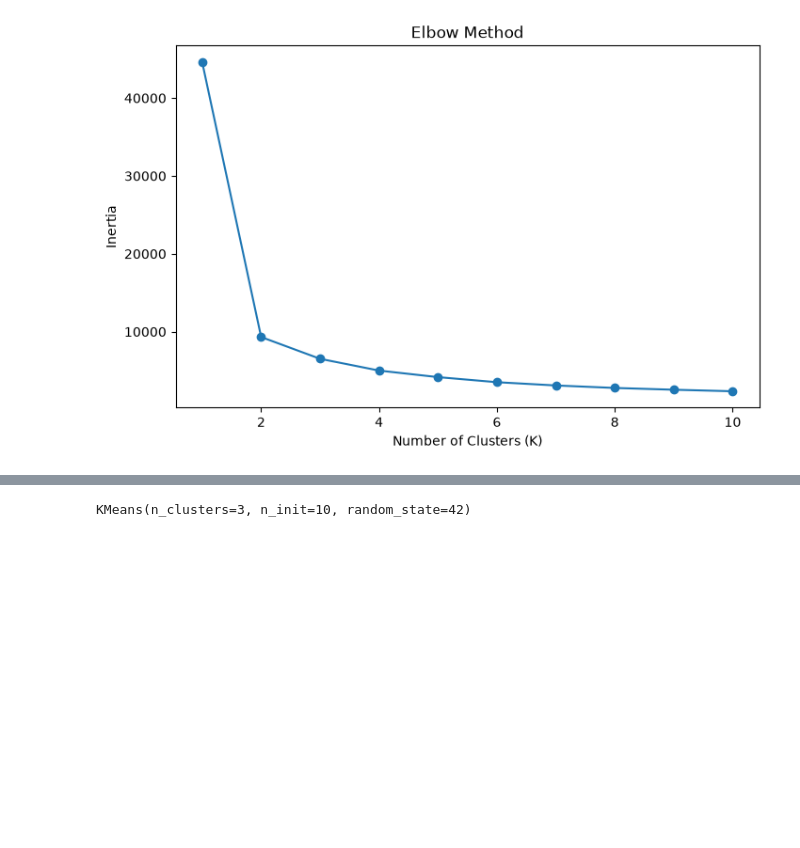
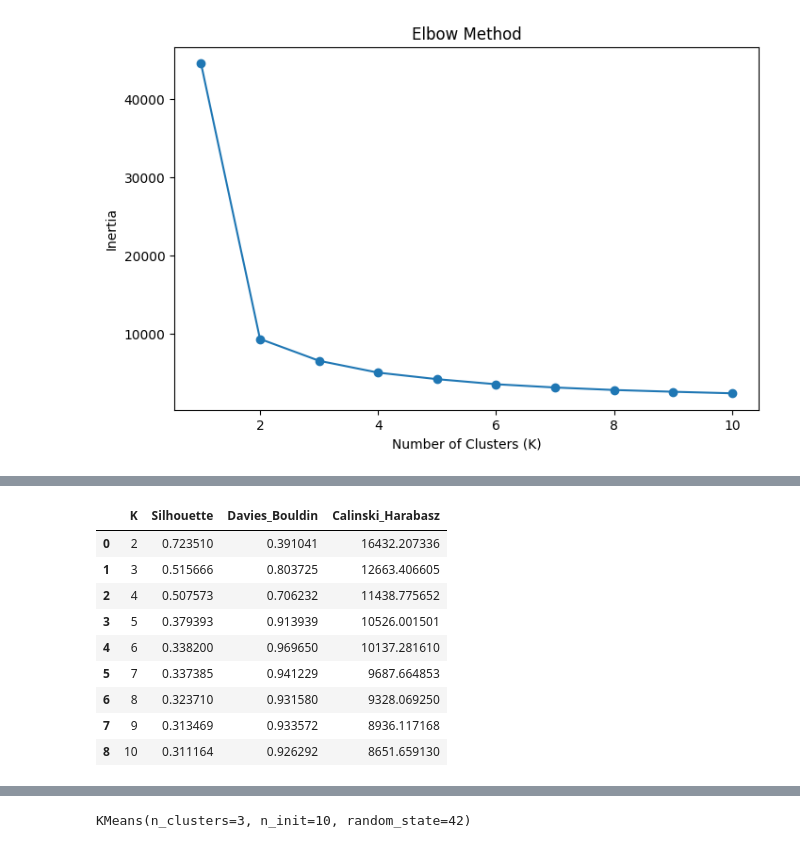
Before and after one commit to mennaAltear78/customer-segmentation, a Jupyter notebook: ml/Customer Segmentation.ipynb, the cells around one changed output, grey strips where cells are left out. Drawn from its saved outputs; the diff is of its cells as text; code cells hidden in the pictures; blank space fills up the shorter version.

```diff
--- a/ml/Customer Segmentation.ipynb
+++ b/ml/Customer Segmentation.ipynb
@@ -994,3 +993,46 @@ inertia
 # best k is 3
 best_k=3
 k_means=KMeans(n_clusters=best_k,n_init=10,random_state=42)
+# %%
+from sklearn.metrics import silhouette_score, davies_bouldin_score, calinski_harabasz_score
+
+results = []
+
+for k in range(2, 11):
+
+    # Create K-Means model
+    kmeans = KMeans(
+        n_clusters=k,
+        random_state=42,
+        n_init=10
+    )
+
+    # Fit and predict clusters
+    labels = kmeans.fit_predict(rfm_processed)
+
+    # Calculate metrics
+    sil_score = silhouette_score(rfm_processed, labels)
+    db_score = davies_bouldin_score(rfm_processed, labels)
+    ch_score = calinski_harabasz_score(rfm_processed, labels)
+
+    results.append({
+        "K": k,
+        "Silhouette": sil_score,
+        "Davies_Bouldin": db_score,
+        "Calinski_Harabasz": ch_score
+    })
+
+results_df = pd.DataFrame(results)
+
+results_df
+# %% [output]
+|  | K | Silhouette | Davies_Bouldin | Calinski_Harabasz |
+| 0 | 2 | 0.723510 | 0.391041 | 16432.207336 |
+| 1 | 3 | 0.515666 | 0.803725 | 12663.406605 |
+| 2 | 4 | 0.507573 | 0.706232 | 11438.775652 |
+| 3 | 5 | 0.379393 | 0.913939 | 10526.001501 |
+| 4 | 6 | 0.338200 | 0.969650 | 10137.281610 |
+| 5 | 7 | 0.337385 | 0.941229 | 9687.664853 |
+| 6 | 8 | 0.323710 | 0.931580 | 9328.069250 |
+| 7 | 9 | 0.313469 | 0.933572 | 8936.117168 |
+| 8 | 10 | 0.311164 | 0.926292 | 8651.659130 |
```
Also changed, not shown: parts of 20 cells of this notebook.
